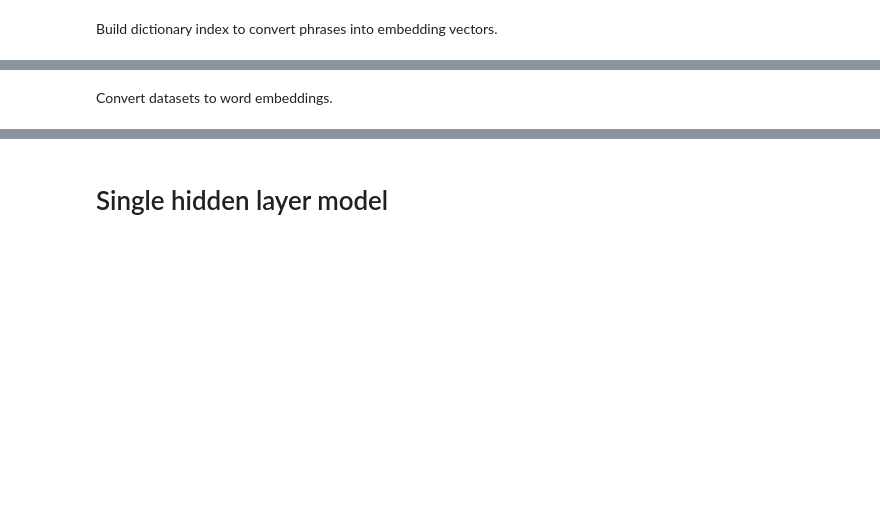
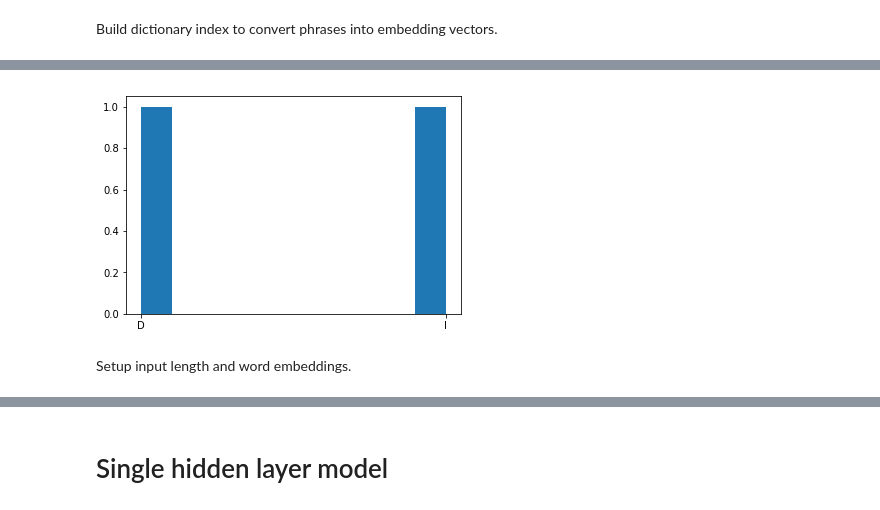
Before and after one commit to SenseTW/classifier, a Jupyter notebook: nbs/join-messages.ipynb, the cells around one changed output, grey strips where cells are left out. Cells and saved outputs as stored; diff of their text form; code cells hidden in the pictures; blank space fills up the shorter version.

```diff
--- a/nbs/join-messages.ipynb
+++ b/nbs/join-messages.ipynb
@@ -141,2 +128,7 @@ Validation data: 6
-# %% [markdown]
-Convert datasets to word embeddings.
+# %%
+plt.hist(valid.ORID.values)
+plt.show()
+# %% [output]
+[figure, added]
+# %% [markdown]
+Setup input length and word embeddings.
```
Also changed, not shown: parts of 18 cells of this notebook, 1 other file.
